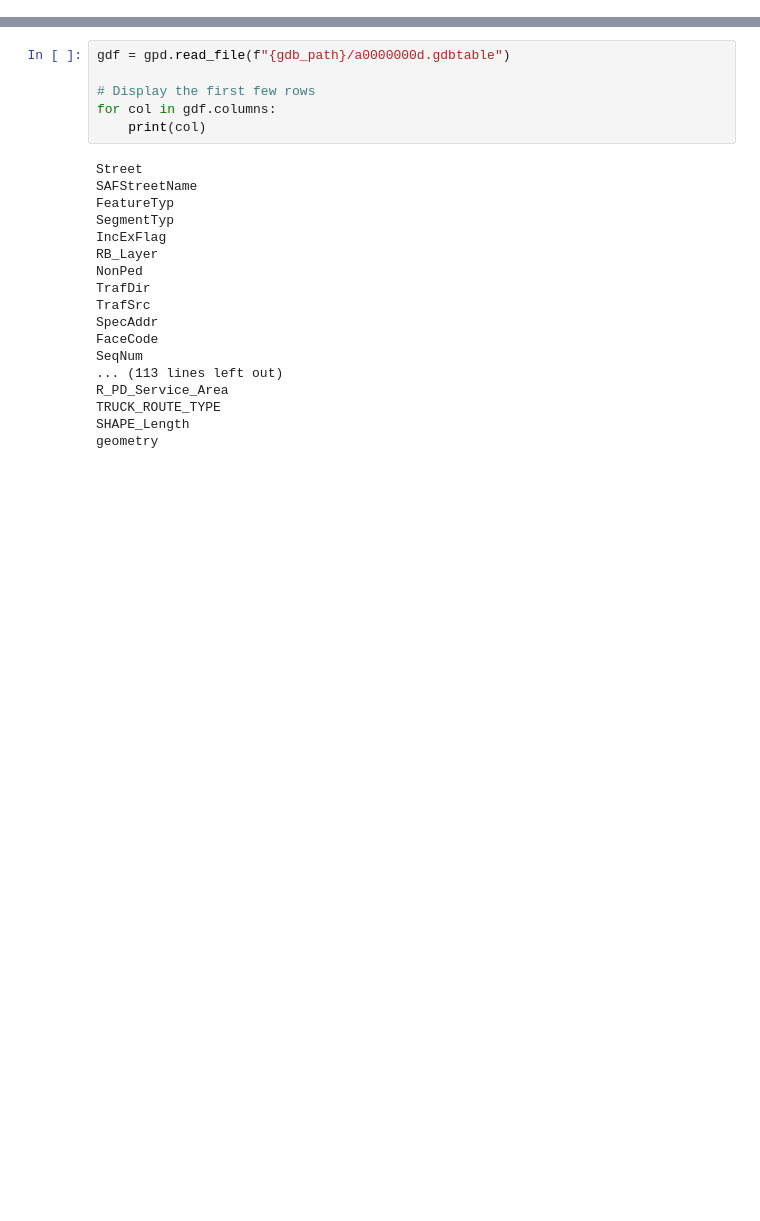
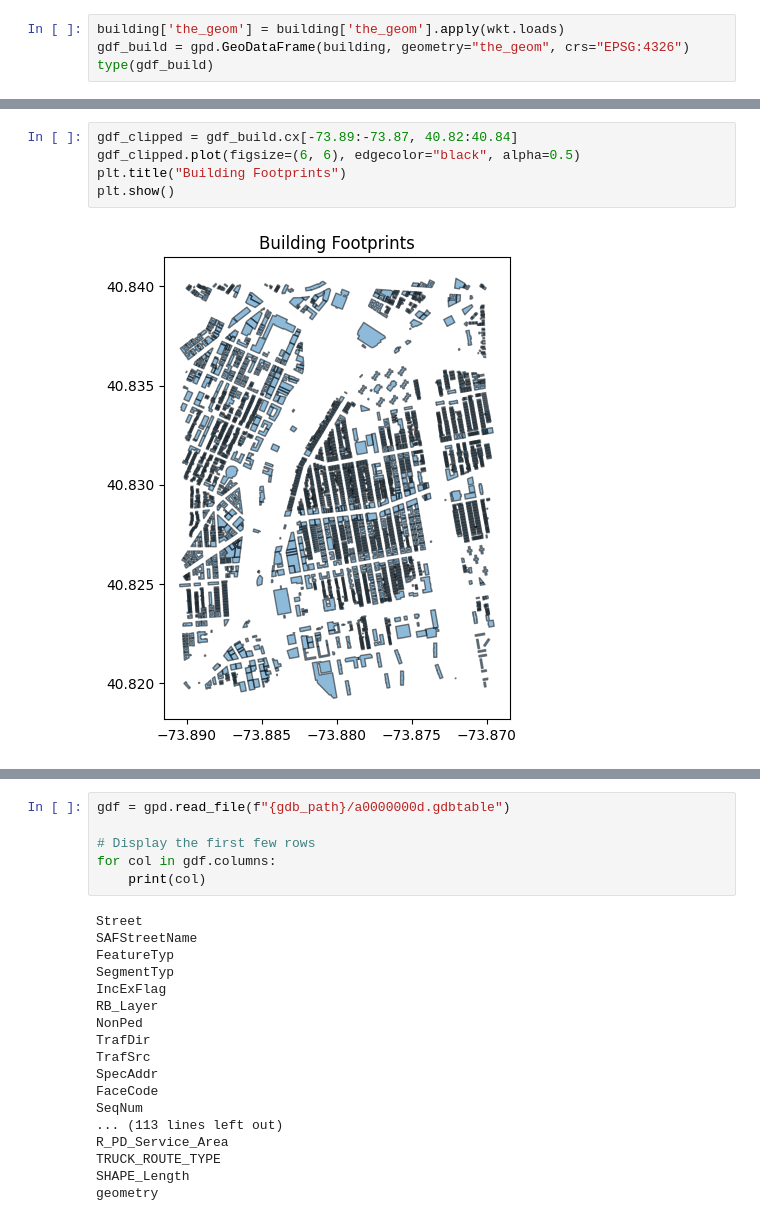
Before and after one commit to hoanglinh171/ey_challenge, a Jupyter notebook: data/data.ipynb, the cells around one changed output, grey strips where cells are left out. Drawn from its saved outputs; the diff is of its cells as text; blank space fills up the shorter version.

```diff
--- a/data/data.ipynb
+++ b/data/data.ipynb
@@ -36,0 +34,4 @@ building.loc[0, 'the_geom']
+# %%
+building['the_geom'] = building['the_geom'].apply(wkt.loads)
+gdf_build = gpd.GeoDataFrame(building, geometry="the_geom", crs="EPSG:4326")
+type(gdf_build)
@@ -36,0 +56,7 @@ building.loc[0, 'the_geom']
+# %%
+gdf_clipped = gdf_build.cx[-73.89:-73.87, 40.82:40.84]
+gdf_clipped.plot(figsize=(6, 6), edgecolor="black", alpha=0.5)
+plt.title("Building Footprints")
+plt.show()
+# %% [output]
+[figure, added]
```
Also changed, not shown: parts of 15 cells of this notebook, 2 other files.
